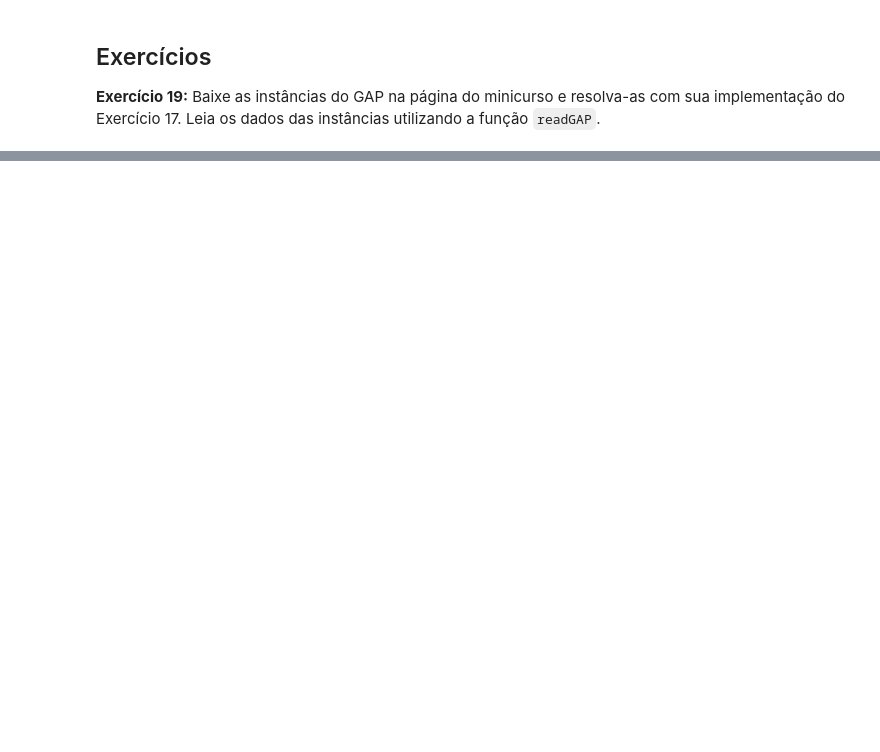
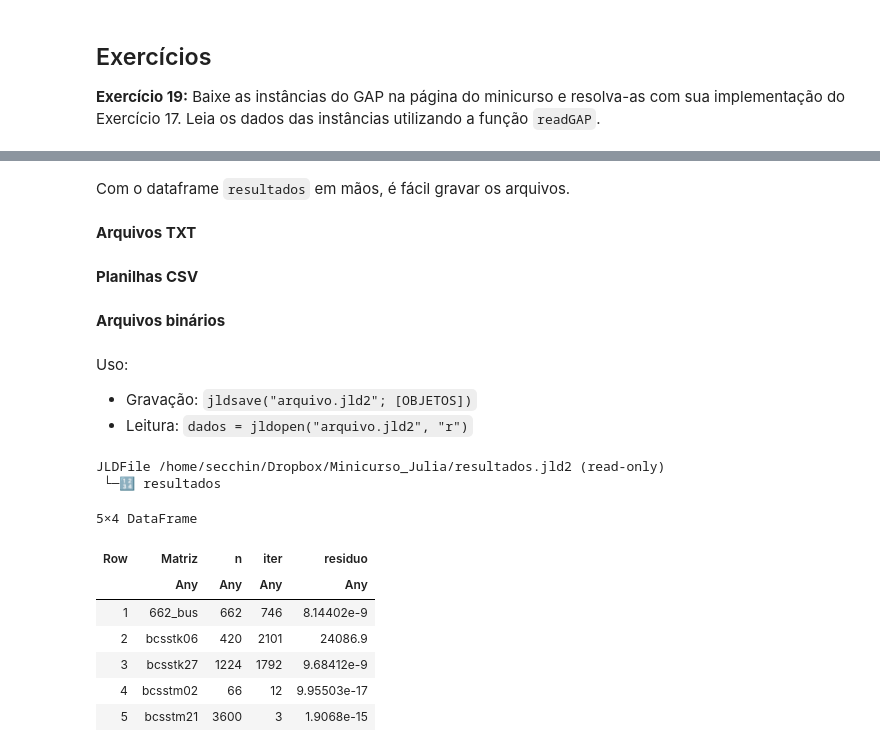
Before and after one commit to leonardosecchin/verao_UFPI_Julia, a Jupyter notebook: minicurso.ipynb, the cells around one changed output, grey strips where cells are left out. Saved outputs shown, nothing was run; the diff lists cells and outputs as text; code cells hidden in the pictures; blank space fills up the shorter version.

```diff
--- a/minicurso.ipynb
+++ b/minicurso.ipynb
@@ -2118,0 +3030,4 @@ end
+# %% [markdown]
+Com o dataframe `resultados` em mãos, é fácil gravar os arquivos.
+# %% [markdown]
+**Arquivos TXT**
@@ -2118,0 +3042,2 @@ end
+# %% [markdown]
+**Planilhas CSV**
@@ -2118,0 +3047,6 @@ end
+# %% [markdown]
+**Arquivos binários**
+# %% [markdown]
+Uso:
+- Gravação: `jldsave("arquivo.jld2"; [OBJETOS])`
+- Leitura: `dados = jldopen("arquivo.jld2", "r")`
@@ -2118,0 +3056,17 @@ end
+# %%
+# Lendo o conteúdo do arquivo "resultados.jld2" para o objeto "dados"
+dados = jldopen("resultados.jld2", "r")
+# %% [output]
+JLDFile /home/secchin/Dropbox/Minicurso_Julia/resultados.jld2 (read-only)
+ └─🔢 resultados
+# %%
+dados["resultados"]
+# %% [output]
+5×4 DataFrame
+| Row | Matriz | n | iter | residuo |
+|  | Any | Any | Any | Any |
+| 1 | 662_bus | 662 | 746 | 8.14402e-9 |
+| 2 | bcsstk06 | 420 | 2101 | 24086.9 |
+| 3 | bcsstk27 | 1224 | 1792 | 9.68412e-9 |
+| 4 | bcsstm02 | 66 | 12 | 9.95503e-17 |
+| 5 | bcsstm21 | 3600 | 3 | 1.9068e-15 |
```
Also changed, not shown: parts of 182 cells of this notebook, 2 other files.
